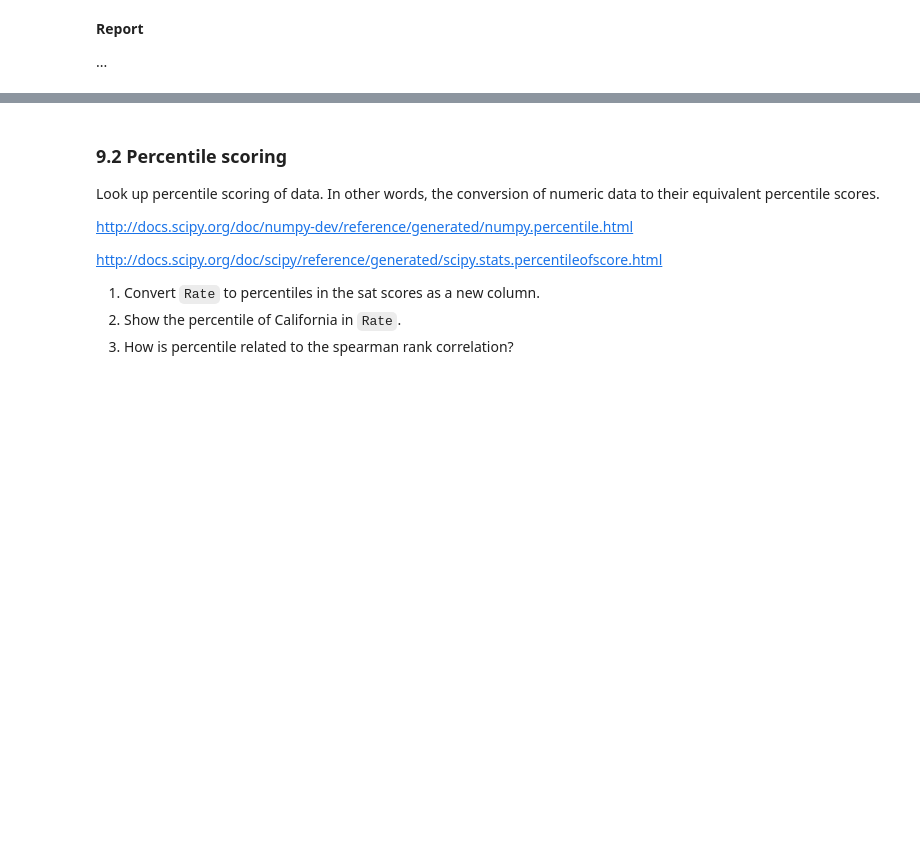
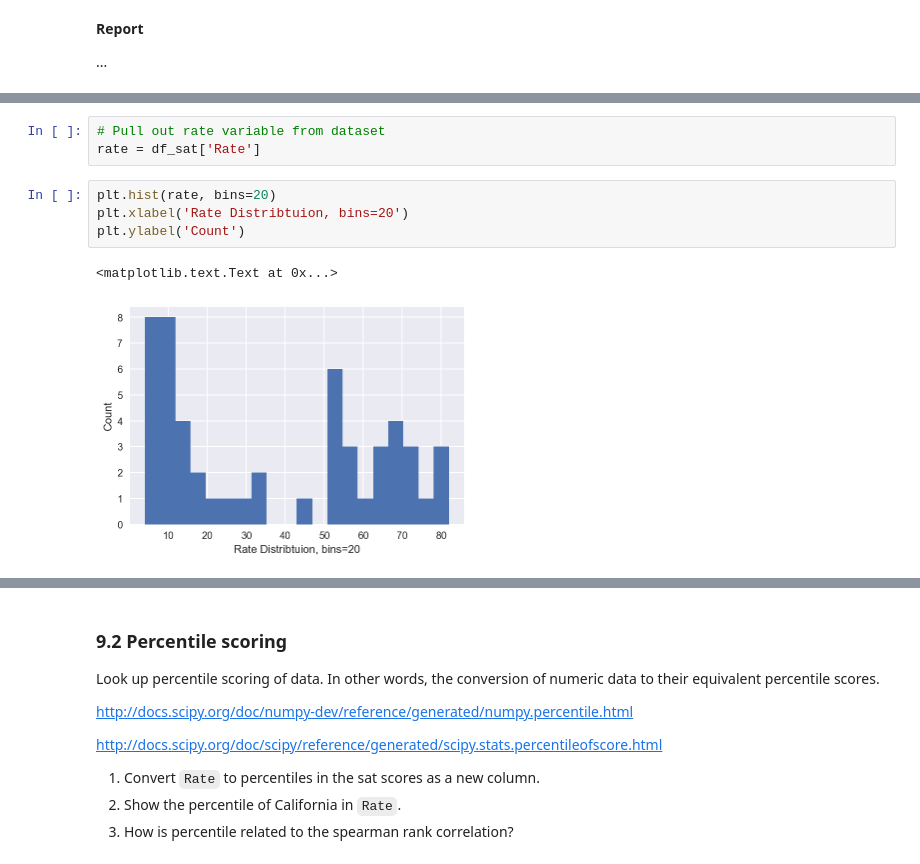
Before and after one commit to t-brewer/sats_and_drugs, a Jupyter notebook: project-02-v2-starter-code.ipynb, the cells around one changed output, grey strips where cells are left out. Saved outputs shown, nothing was run; the diff lists cells and outputs as text; blank space fills up the shorter version.

```diff
--- a/project-02-v2-starter-code.ipynb
+++ b/project-02-v2-starter-code.ipynb
@@ -1110,3 +1110,13 @@ Outliers are an interesting problem in statistics, in that there is not an agree
 3. Print out the outliers in the dataset.
 4. Remove the outliers from the dataset.
 5. Compare the mean, median, and standard deviation of the "cleaned" data without outliers to the original. What is different about them and why?
+# %%
+# Pull out rate variable from dataset
+rate = df_sat['Rate']
+# %%
+plt.hist(rate, bins=20)
+plt.xlabel('Rate Distribtuion, bins=20')
+plt.ylabel('Count')
+# %% [output]
+<matplotlib.text.Text at 0x...>
+[figure, added]
```
Also changed, not shown: parts of 9 cells of this notebook.
